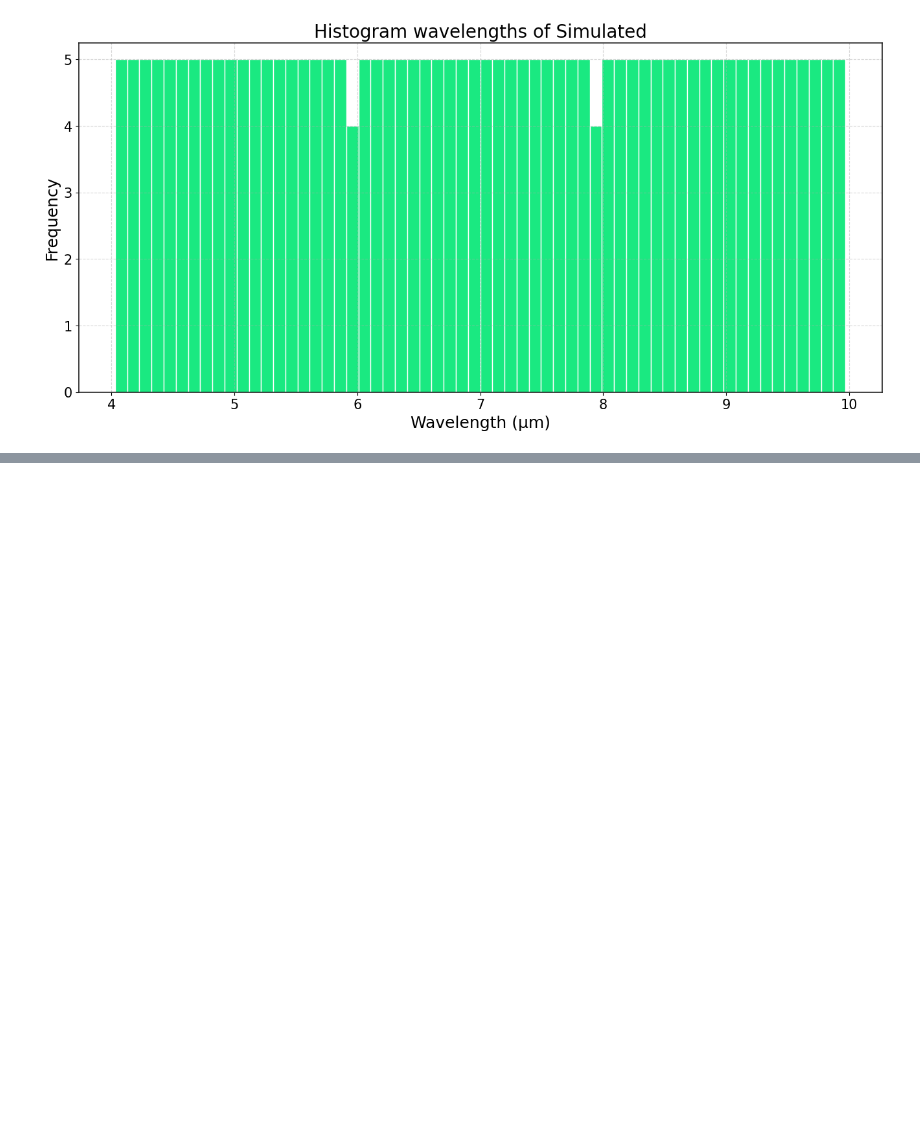
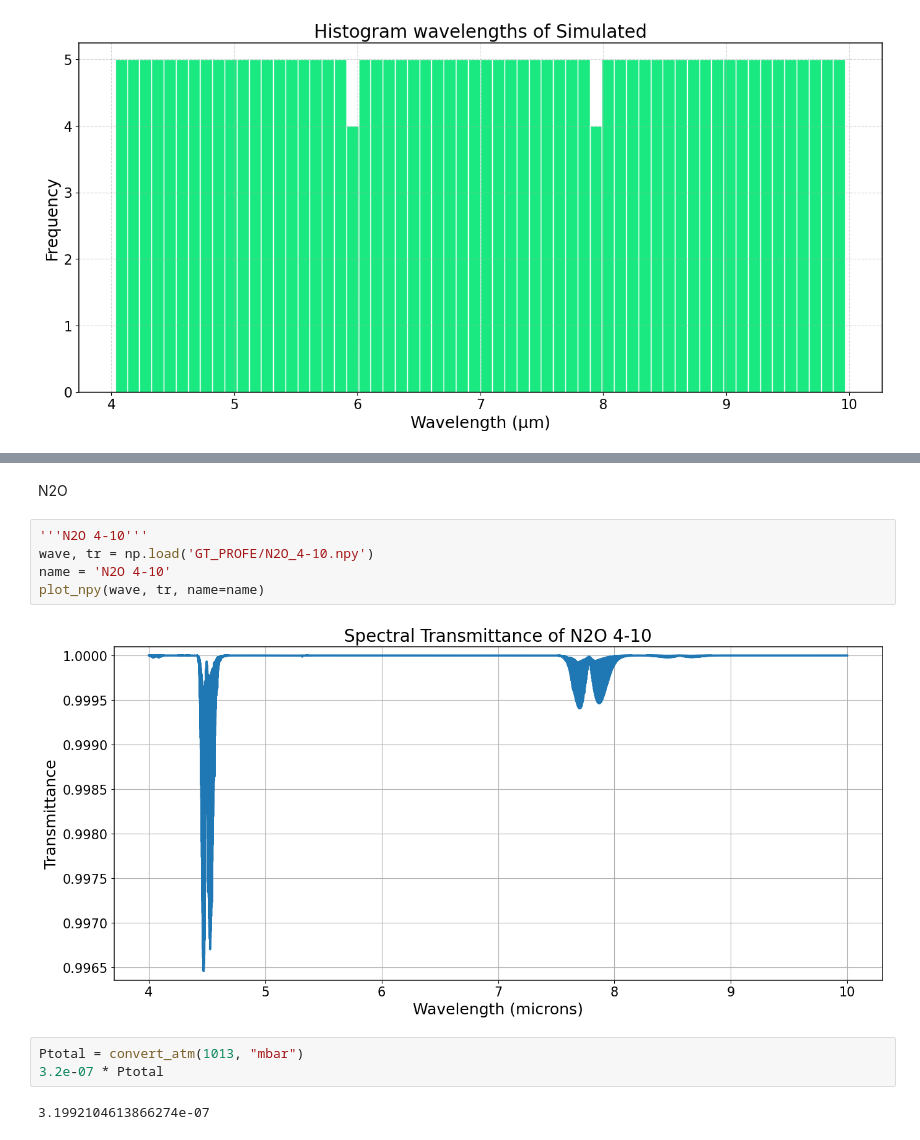
Before and after one commit to Jleon13/Stand-off, a Jupyter notebook: downsampling.ipynb, the cells around one changed output, grey strips where cells are left out. Drawn from its saved outputs; the diff is of its cells as text; blank space fills up the shorter version.

```diff
--- a/downsampling.ipynb
+++ b/downsampling.ipynb
@@ -149,0 +227,14 @@ plot_histogram(sim[0],name='Simulated')
+# %% [markdown]
+N2O
+# %%
+'''N2O 4-10'''
+wave, tr = np.load('GT_PROFE/N2O_4-10.npy')
+name = 'N2O 4-10'
+plot_npy(wave, tr, name=name)
+# %% [output]
+[figure, added]
+# %%
+Ptotal = convert_atm(1013, "mbar")
+3.2e-07 * Ptotal
+# %% [output]
+3.1992104613866274e-07
```
Also changed, not shown: parts of 12 cells of this notebook, 12 other files.
